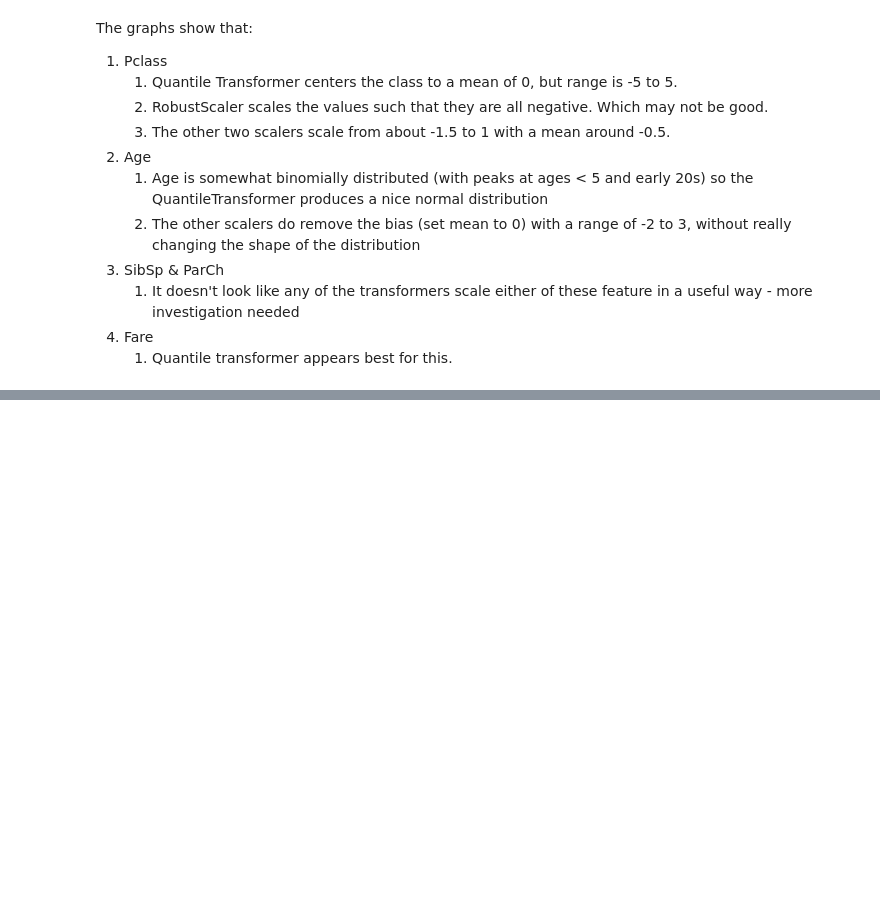
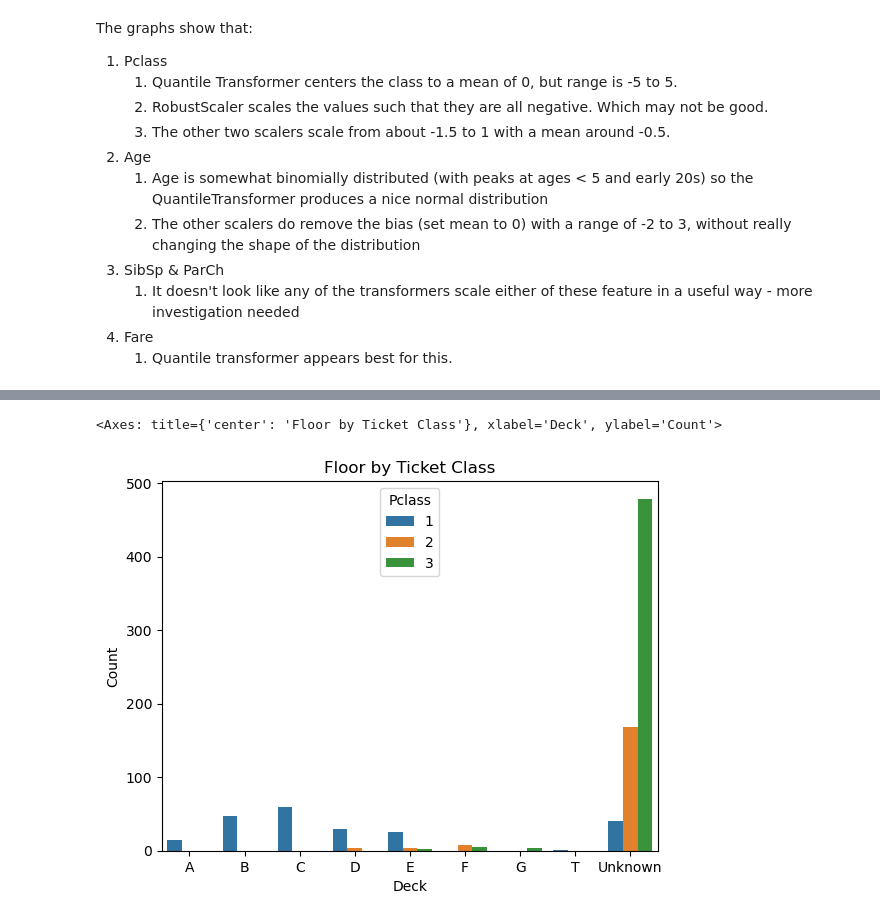
Before and after one commit to ADPriceless/TDA_Assignment_Titanic, a Jupyter notebook: exploration.ipynb, the cells around one changed output, grey strips where cells are left out. Saved outputs shown, nothing was run; the diff lists cells and outputs as text; code cells hidden in the pictures; blank space fills up the shorter version.

```diff
--- a/exploration.ipynb
+++ b/exploration.ipynb
@@ -264,0 +399,5 @@ The graphs show that:
+# %%
+graph.plot_bar_by_category(df_titanic, 'Deck', 'Pclass', 'Floor by Ticket Class')
+# %% [output]
+<Axes: title={'center': 'Floor by Ticket Class'}, xlabel='Deck', ylabel='Count'>
+[figure, added]
```
Also changed, not shown: parts of 26 cells of this notebook, 1 other file.
